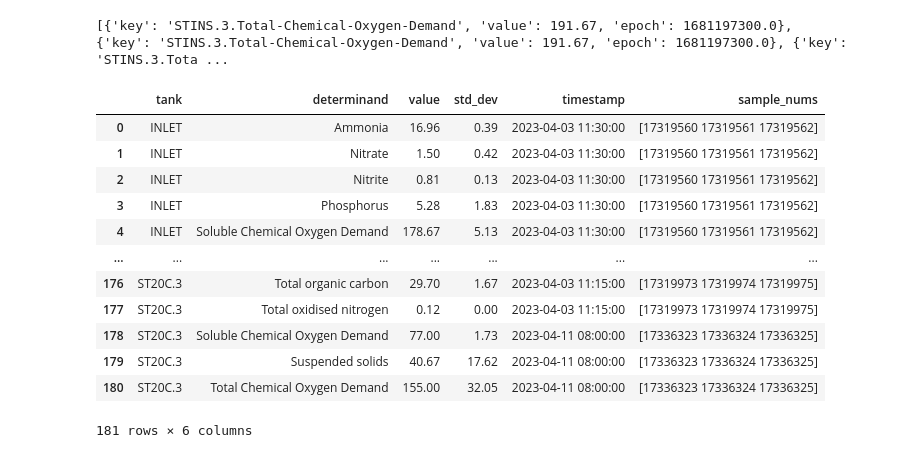
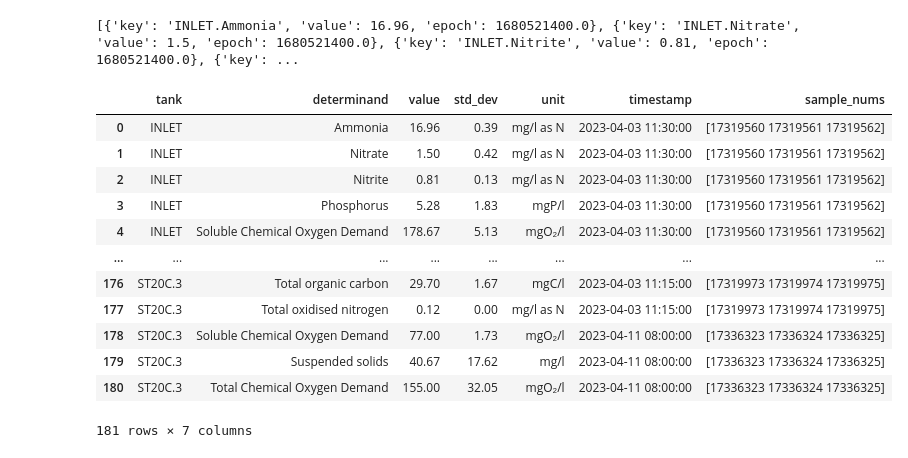
Before and after one commit to calcut/gauldry-lab-data, a Jupyter notebook: data_processing.ipynb, the cells around one changed output. Drawn from its saved outputs; the diff is of its cells as text; code cells hidden in the pictures.

```diff
--- a/data_processing.ipynb
+++ b/data_processing.ipynb
@@ -52,8 +52,10 @@ for t in tanks:
         for d in determinands:
             # extract the data for the current determinand
             determinand_df = data_to_avg[data_to_avg['Determinand[Determinand Name]'] == d]
+            determinand_df.reset_index(drop=True, inplace=True)
 
             result = determinand_df['SampleResults[Sample Result]']
+            unit = determinand_df['Determinand[Unit of Measure]'][0]
 
             # remove any < or > from the result
             result = result.str.replace("<", "")
@@ -75,44 +77,45 @@ for t in tanks:
             # add ST to tank name unless it is INLET
             tank = t
             if tank != "INLET":
                 tank = f"ST{tank}"
 
             if len(tank) == 7:
                 tank = tank.replace(" ", ".")
             if len(tank) == 6:
                 tank = tank.replace(" ", "C.")
 
             dashboard_sample = {
                 "key"    : f"{tank}.{determinand}",
                 "value"  : result,
                 "epoch"  : time.timestamp()
             }
 
             df_sample = pd.DataFrame({
                 "tank"        : tank,
                 "determinand" : d,
                 "value"       : result,
                 "std_dev"     : std_dev,
+                "unit"        : unit,
                 "timestamp"   : time,
                 "sample_nums" : str(sample_nums)
             }, index=[0])
 
             dashboard_data.append(dashboard_sample)
             output_df = pd.concat([output_df, df_sample], axis=0, ignore_index=True)
 print(dashboard_data)
 output_df
 # %% [output]
-[{'key': 'STINS.3.Total-Chemical-Oxygen-Demand', 'value': 191.67, 'epoch': 1681197300.0}, {'key': 'STINS.3.Total-Chemical-Oxygen-Demand', 'value': 191.67, 'epoch': 1681197300.0}, {'key': 'STINS.3.Tota ...
+[{'key': 'INLET.Ammonia', 'value': 16.96, 'epoch': 1680521400.0}, {'key': 'INLET.Nitrate', 'value': 1.5, 'epoch': 1680521400.0}, {'key': 'INLET.Nitrite', 'value': 0.81, 'epoch': 1680521400.0}, {'key': ...
-|  | tank | determinand | value | std_dev | timestamp | sample_nums |
-| 0 | INLET | Ammonia | 16.96 | 0.39 | 2023-04-03 11:30:00 | [17319560 17319561 17319562] |
-| 1 | INLET | Nitrate | 1.50 | 0.42 | 2023-04-03 11:30:00 | [17319560 17319561 17319562] |
-| 2 | INLET | Nitrite | 0.81 | 0.13 | 2023-04-03 11:30:00 | [17319560 17319561 17319562] |
-| 3 | INLET | Phosphorus | 5.28 | 1.83 | 2023-04-03 11:30:00 | [17319560 17319561 17319562] |
-| 4 | INLET | Soluble Chemical Oxygen Demand | 178.67 | 5.13 | 2023-04-03 11:30:00 | [17319560 17319561 17319562] |
-| ... | ... | ... | ... | ... | ... | ... |
-| 176 | ST20C.3 | Total organic carbon | 29.70 | 1.67 | 2023-04-03 11:15:00 | [17319973 17319974 17319975] |
-| 177 | ST20C.3 | Total oxidised nitrogen | 0.12 | 0.00 | 2023-04-03 11:15:00 | [17319973 17319974 17319975] |
-| 178 | ST20C.3 | Soluble Chemical Oxygen Demand | 77.00 | 1.73 | 2023-04-11 08:00:00 | [17336323 17336324 17336325] |
-| 179 | ST20C.3 | Suspended solids | 40.67 | 17.62 | 2023-04-11 08:00:00 | [17336323 17336324 17336325] |
-| 180 | ST20C.3 | Total Chemical Oxygen Demand | 155.00 | 32.05 | 2023-04-11 08:00:00 | [17336323 17336324 17336325] |
+|  | tank | determinand | value | std_dev | unit | timestamp | sample_nums |
+| 0 | INLET | Ammonia | 16.96 | 0.39 | mg/l as N | 2023-04-03 11:30:00 | [17319560 17319561 17319562] |
+| 1 | INLET | Nitrate | 1.50 | 0.42 | mg/l as N | 2023-04-03 11:30:00 | [17319560 17319561 17319562] |
+| 2 | INLET | Nitrite | 0.81 | 0.13 | mg/l as N | 2023-04-03 11:30:00 | [17319560 17319561 17319562] |
+| 3 | INLET | Phosphorus | 5.28 | 1.83 | mgP/l | 2023-04-03 11:30:00 | [17319560 17319561 17319562] |
+| 4 | INLET | Soluble Chemical Oxygen Demand | 178.67 | 5.13 | mgO₂/l | 2023-04-03 11:30:00 | [17319560 17319561 17319562] |
+| ... | ... | ... | ... | ... | ... | ... | ... |
+| 176 | ST20C.3 | Total organic carbon | 29.70 | 1.67 | mgC/l | 2023-04-03 11:15:00 | [17319973 17319974 17319975] |
+| 177 | ST20C.3 | Total oxidised nitrogen | 0.12 | 0.00 | mg/l as N | 2023-04-03 11:15:00 | [17319973 17319974 17319975] |
+| 178 | ST20C.3 | Soluble Chemical Oxygen Demand | 77.00 | 1.73 | mgO₂/l | 2023-04-11 08:00:00 | [17336323 17336324 17336325] |
+| 179 | ST20C.3 | Suspended solids | 40.67 | 17.62 | mg/l | 2023-04-11 08:00:00 | [17336323 17336324 17336325] |
+| 180 | ST20C.3 | Total Chemical Oxygen Demand | 155.00 | 32.05 | mgO₂/l | 2023-04-11 08:00:00 | [17336323 17336324 17336325] |
-181 rows × 6 columns
+181 rows × 7 columns
```
Also changed, not shown: parts of 5 cells of this notebook.
